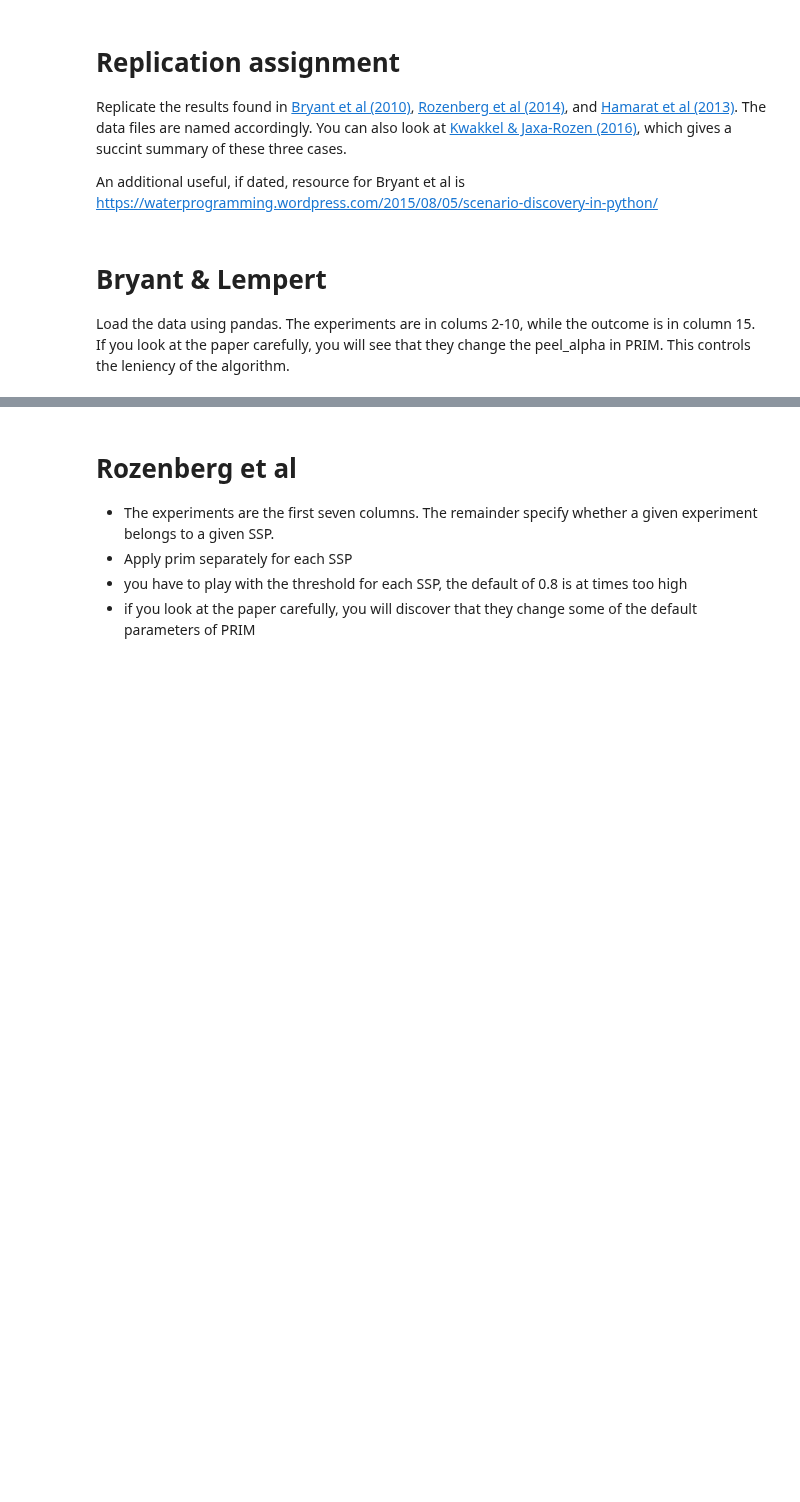
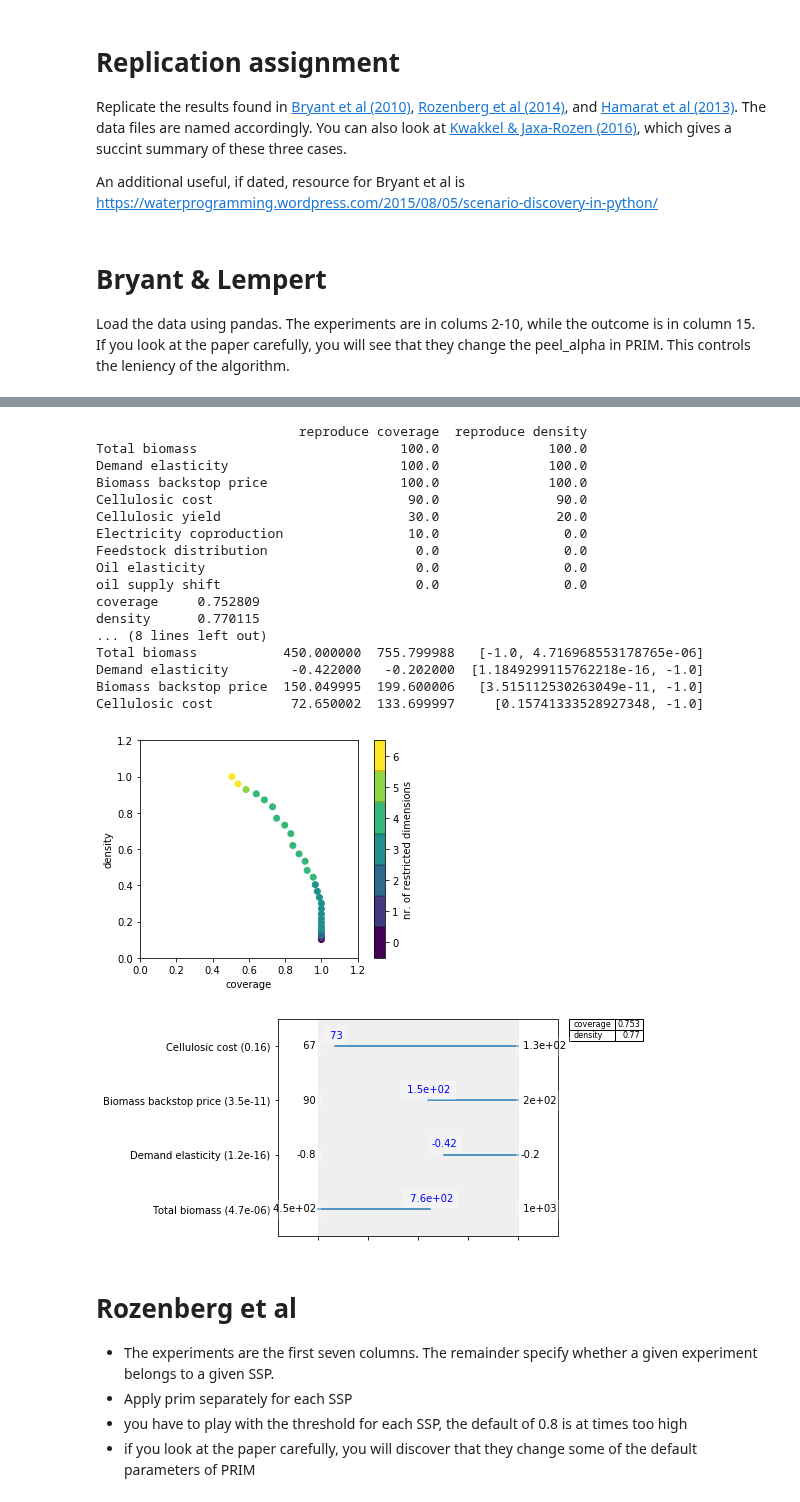
Before and after one commit to triple-capacho/EPA1361, a Jupyter notebook: Week 3-4 - vulnerability analysis/assignment 4 - scenario discovery.ipynb, the cells around one changed output, grey strips where cells are left out. Drawn from its saved outputs; the diff is of its cells as text; code cells hidden in the pictures; blank space fills up the shorter version.

Commit message:
Update assignment 4 - scenario discovery.ipynb
Bryant results are replicated

```diff
--- a/Week 3-4 - vulnerability analysis/assignment 4 - scenario discovery.ipynb
+++ b/Week 3-4 - vulnerability analysis/assignment 4 - scenario discovery.ipynb
@@ -34,3 +29,36 @@ renew req %  Pricing  Cellulosic cost  Total biomass  \
+# %%
+x = bryant_df.iloc[:, 2:11]
+y = bryant_df.iloc[:,15].values
+# %%
+prim_alg = prim.Prim(x, y, threshold=0.8, peel_alpha=0.1)
+box1 = prim_alg.find_box()
+# %%
+box1.show_tradeoff()
+print(box1.resample(21))
+box1.inspect(21)
+box1.inspect(21, style='graph')
+
+plt.show()
+# %% [output]
+                          reproduce coverage  reproduce density
+Total biomass                          100.0              100.0
+Demand elasticity                      100.0              100.0
+Biomass backstop price                 100.0              100.0
+Cellulosic cost                         90.0               90.0
+Cellulosic yield                        30.0               20.0
+Electricity coproduction                10.0                0.0
+Feedstock distribution                   0.0                0.0
+Oil elasticity                           0.0                0.0
+oil supply shift                         0.0                0.0
+coverage     0.752809
+density      0.770115
+... (8 lines left out)
+Total biomass           450.000000  755.799988   [-1.0, 4.716968553178765e-06]
+Demand elasticity        -0.422000   -0.202000  [1.1849299115762218e-16, -1.0]
+Biomass backstop price  150.049995  199.600006   [3.515112530263049e-11, -1.0]
+Cellulosic cost          72.650002  133.699997     [0.15741333528927348, -1.0]
+[figure, added]
+[figure, added]
 # %% [markdown]
 # Rozenberg et al
 
```
Also changed, not shown: parts of 2 cells of this notebook.
